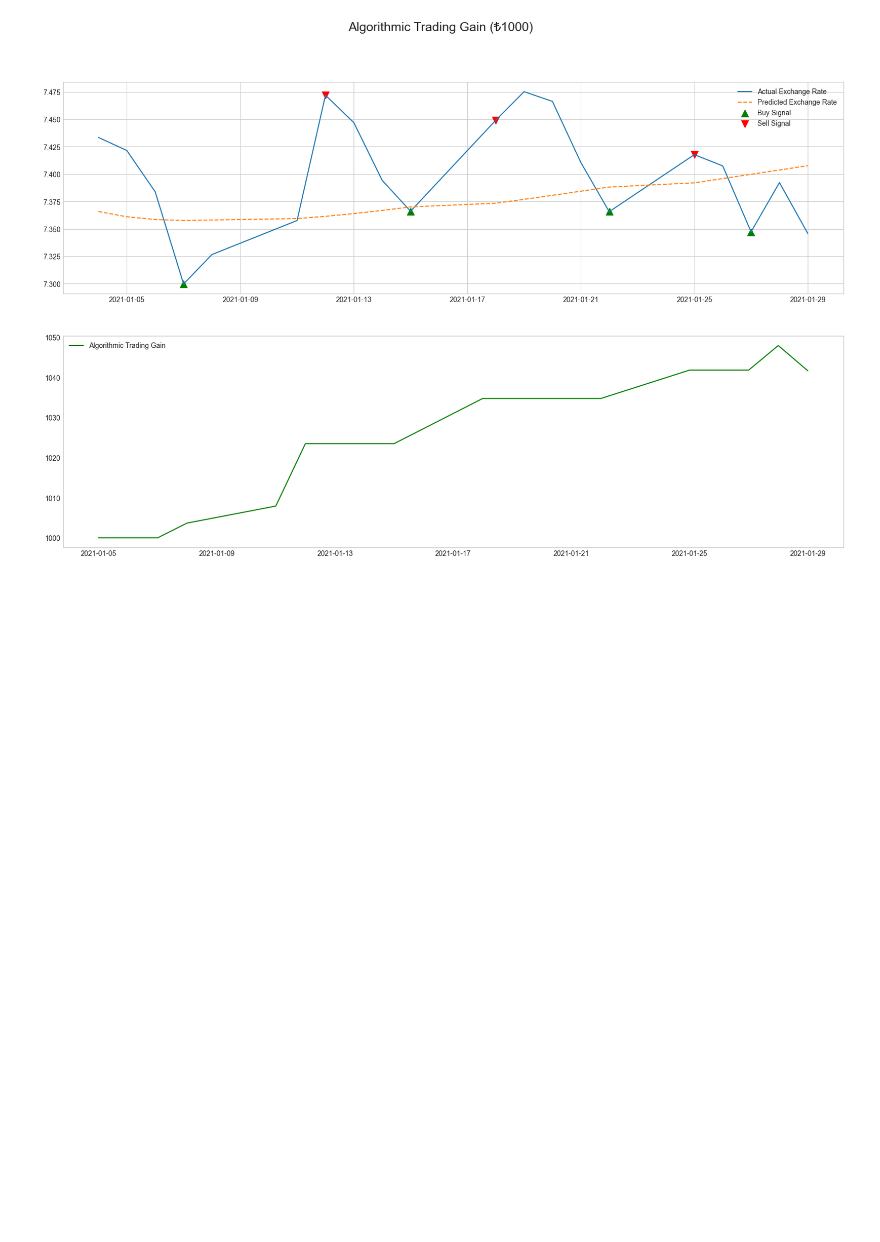
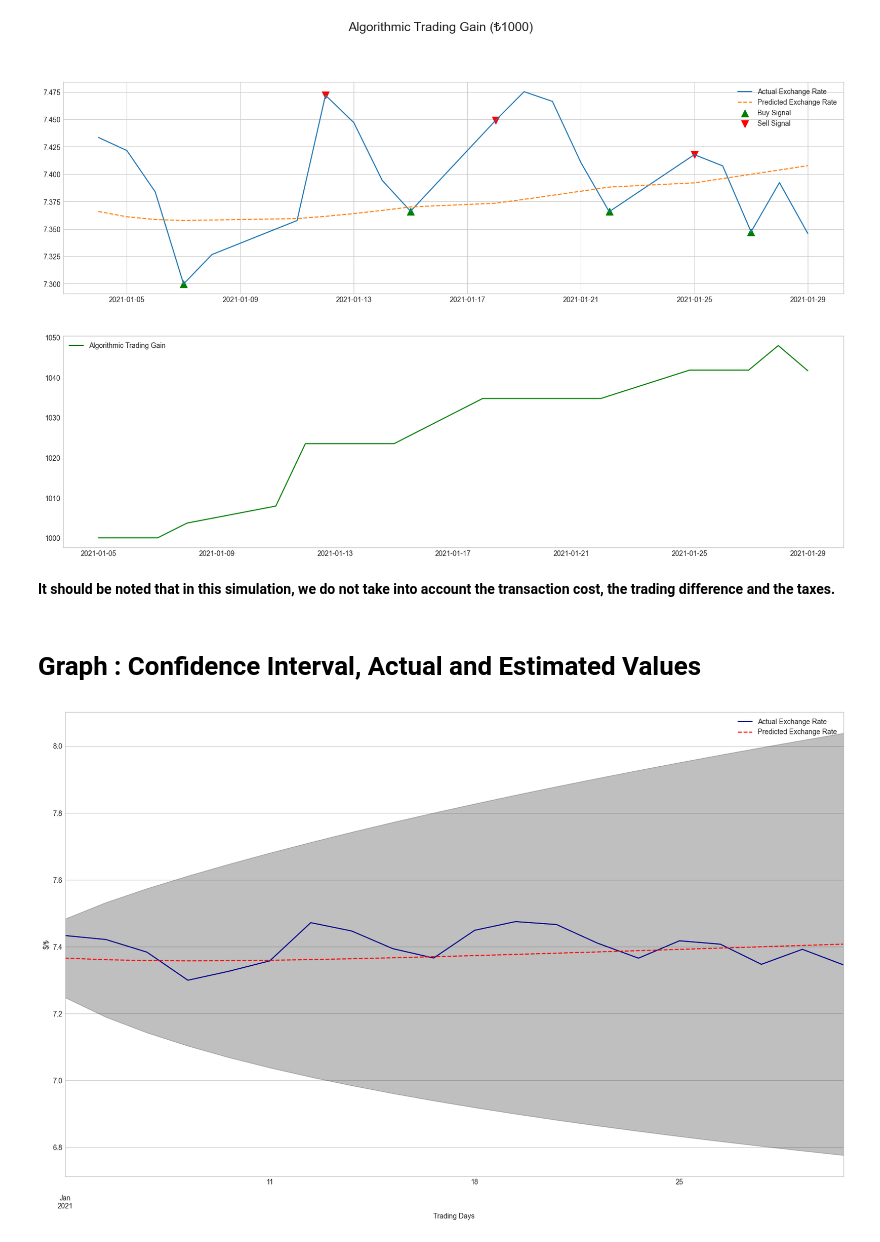
Before and after one commit to batuhanmtl/Time-Series-Analysis, a Jupyter notebook: Univariate Regression/ExchangeRatePrediction.ipynb, the cells around one changed output. Saved outputs shown, nothing was run; the diff lists cells and outputs as text; code cells hidden in the pictures; blank space fills up the shorter version.

```diff
--- a/Univariate Regression/ExchangeRatePrediction.ipynb
+++ b/Univariate Regression/ExchangeRatePrediction.ipynb
@@ -452,3 +452,20 @@ axarr[1].legend(loc="best")
 plt.show()
 # %% [output]
 [figure]
+# %% [markdown]
+<b>It should be noted that in this simulation, we do not take into account the transaction cost, the trading difference and the taxes.<b>
+# %% [markdown]
+# Graph : Confidence Interval, Actual and Estimated Values
+# %%
+ax = data["close"].plot(figsize=(20,12),color="darkblue",label="Actual Exchange Rate")
+
+data["Predicted"].plot(ax=ax,linestyle='--',color="red",label="Predicted Exchange Rate")
+
+ax.fill_between(data["Predicted"].index, confint[:,0], confint[:,1], color='k', alpha=.25)
+
+ax.set_xlabel("Trading Days")
+ax.set_ylabel("$/₺")
+ax.legend(loc="best")
+plt.show()
+# %% [output]
+[figure, added]
```
